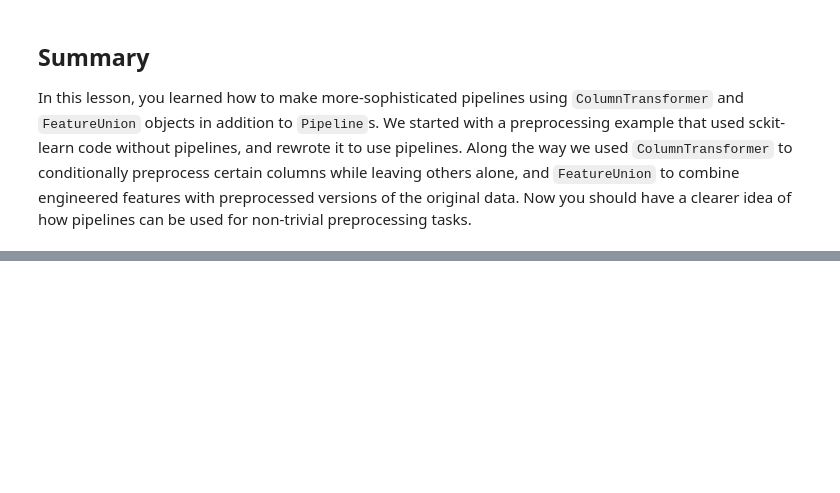
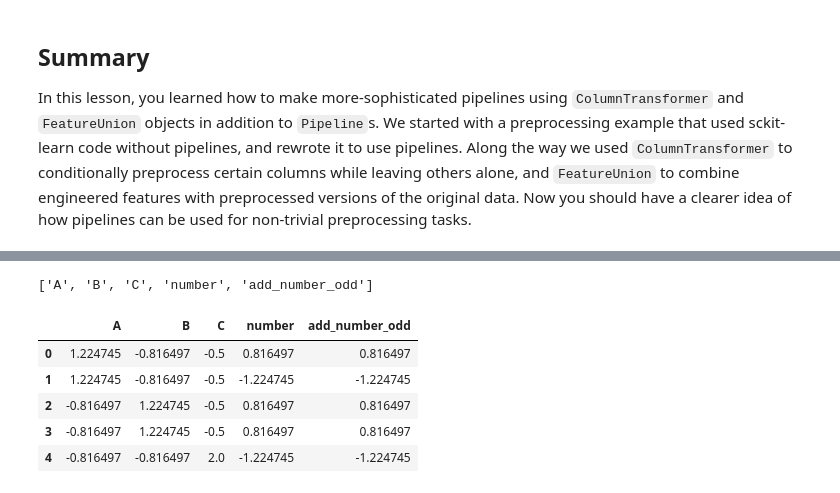
Before and after one commit to miladshiraniUCB/dsc-refactoring-with-pipelines, a Jupyter notebook: index.ipynb, the cells around one changed output, grey strips where cells are left out. Drawn from its saved outputs; the diff is of its cells as text; code cells hidden in the pictures; blank space fills up the shorter version.

```diff
--- a/index.ipynb
+++ b/index.ipynb
@@ -601,0 +604,15 @@ In this lesson, you learned how to make more-sophisticated pipelines using `Colu
+# %%
+import pandas as pd
+
+example_data = pd.DataFrame([
+    {"category": "A", "number": 7, "target": 1},
+    {"category": "A", "number": 8, "target": 1},
+    {"category": "B", "number": 9, "target": 0},
+    {"category": "B", "number": 7, "target": 1},
+    {"category": "C", "number": 4, "target": 0}
+])
+
+example_X = example_data.drop("target", axis=1)
+example_y = example_data["target"]
+
+example_X
@@ -601,0 +650,13 @@ In this lesson, you learned how to make more-sophisticated pipelines using `Colu
+# %%
+my_try = ColumnTransformer(
+
+            transformers = [
+
+        ("ohe", OneHotEncoder(categories="auto", handle_unknown="ignore"), ["category"]),
+        ("itself", FunctionTransformer(is_odd), ["number"]),
+        ("add_number_odd", FunctionTransformer(is_odd), ["number"])
+
+                           ],
+            remainder="passthrough"
+
+                        )
@@ -601,0 +683,19 @@ In this lesson, you learned how to make more-sophisticated pipelines using `Colu
+# %%
+# Use the pipeline to fit and transform the data
+my_pipe = Pipeline(steps=[
+    ("transformation", my_try),
+    ("scale", StandardScaler()),
+])
+
+columns = list(my_try.named_transformers_["ohe"].categories_[0])+["number", "add_number_odd"]
+print(columns)
+my_transformed_data = my_pipe.fit_transform(example_X)
+pd.DataFrame(my_transformed_data, columns = columns)
+# %% [output]
+['A', 'B', 'C', 'number', 'add_number_odd']
+|  | A | B | C | number | add_number_odd |
+| 0 | 1.224745 | -0.816497 | -0.5 | 0.816497 | 0.816497 |
+| 1 | 1.224745 | -0.816497 | -0.5 | -1.224745 | -1.224745 |
+| 2 | -0.816497 | 1.224745 | -0.5 | 0.816497 | 0.816497 |
+| 3 | -0.816497 | 1.224745 | -0.5 | 0.816497 | 0.816497 |
+| 4 | -0.816497 | -0.816497 | 2.0 | -1.224745 | -1.224745 |
```
Also changed, not shown: parts of 4 cells of this notebook, 1 other file.
